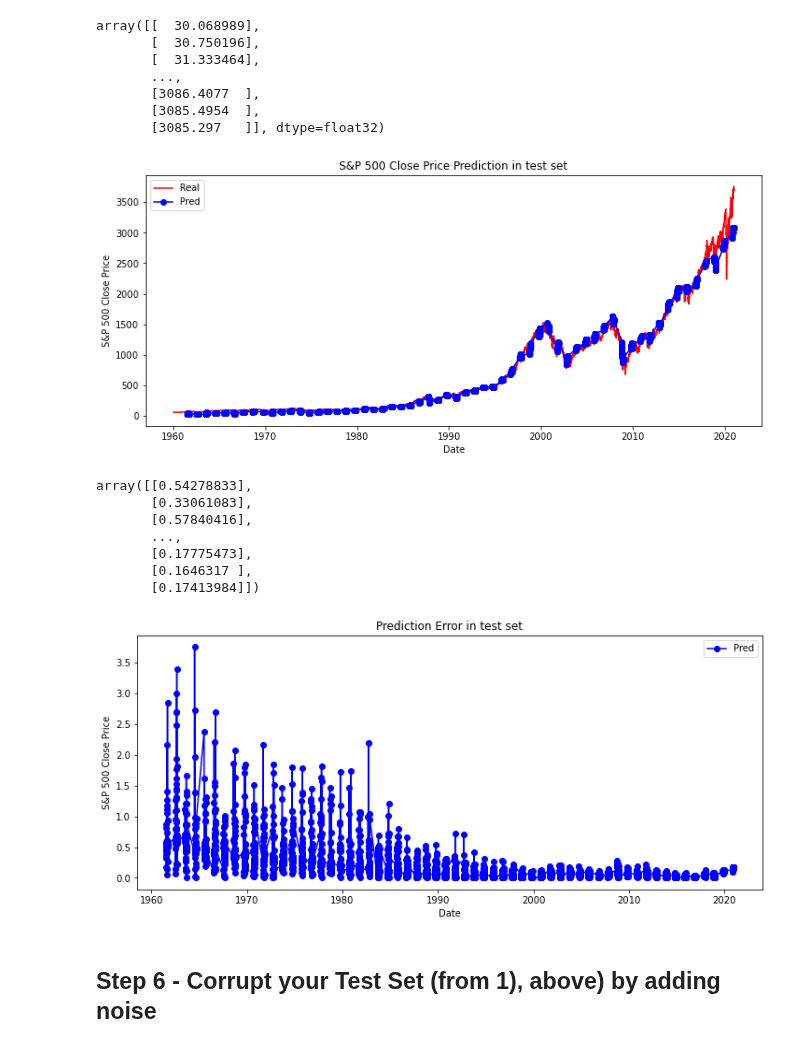
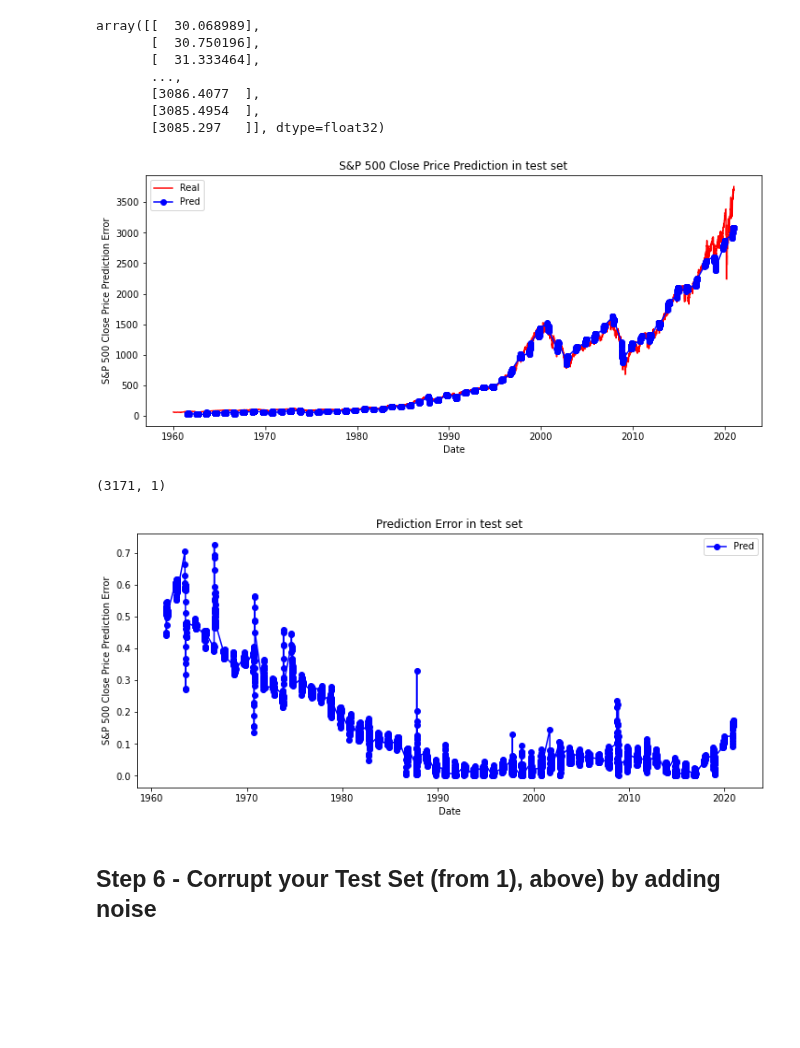
Before and after one commit to BazingaOo/CAP6615, a Jupyter notebook: HW3/Assignment3-updated.ipynb, the cells around one changed output. Cells and saved outputs as stored; diff of their text form; code cells hidden in the pictures; blank space fills up the shorter version.

Commit message:
Fix typo in error chart, fix the wrongly initialized error data in optimization part

```diff
--- a/HW3/Assignment3-updated.ipynb
+++ b/HW3/Assignment3-updated.ipynb
@@ -571,5 +565,34 @@ plt.show()
 # %% [markdown]
 ## Step 5 - Optimize your RNN performance to yield maximum achievable accuracy (e.g., minimum predicted_error) over the entire Training Set and Test Set.  Repeat Step 4 graphing operation to show this optimized result.
+# %%
+# number of timepoint and number of feature
+n_rows, n_cols = dataset_scaled.shape
+(n_rows,n_cols)
+# Creating a data structure with 180 timesteps and 4 output
+X_full = []
+y_full = []
+date_full = []
+for i in range( n_rows - window_size - output_size +1):
+    X_full.append(dataset_scaled[i:i+window_size, ])
+    y_full.append(dataset_scaled[i+window_size: i+window_size+output_size, 0])
+    date_full.append(date_data[i+window_size])
+
+X_full, y_full, date_full = np.array(X_full), np.array(y_full), np.array(date_full)
+y_full = np.reshape(y_full, (y_full.shape[0], 1, y_full.shape[1]))
+# %%
+X_train = []; y_train = []; date_train = []
+X_test = []; y_test = []; date_test = []
+for i in range(X_full.shape[0]):
+    if(i  %  253 >= 200):
+        X_test.append(X_full[i])
+        y_test.append(y_full[i])
+        date_test.append(date_full[i])
+    else:
+        X_train.append(X_full[i])
+        y_train.append(y_full[i])
+        date_train.append(date_full[i])
+X_train, y_train, date_train = np.array(X_train), np.array(y_train), np.array(date_train)
+X_test, y_test, date_test = np.array(X_test), np.array(y_test), np.array(date_test)
 # %%
 #decrease the number layer from 3 to 2 to avoid overfitting
 #iecrease hidden unit size from 16 to 32
@@ -654,34 +677,28 @@ plt.plot(date_test,
          predicted_price_test, color = 'blue', label = 'Pred', marker='o')
 plt.title('S&P 500 Close Price Prediction in test set')
 plt.xlabel('Date')
-plt.ylabel('S&P 500 Close Price')
+plt.ylabel('S&P 500 Close Price Prediction Error')
 plt.legend()
 plt.show()
 # %% [output]
-[figure, old version]
+[figure, new version]
 # %%
 out_temp = np.concatenate( (y_test[:, :, 0], y_test[:, :, 0], y_test[:, :, 0]), axis = 1)
 target_test = sc.inverse_transform(out_temp)[:, [0]]
 error = prediction_error(target_test, predicted_price_test)
-error
+error.shape
 # %% [output]
-array([[0.54278833],
-       [0.33061083],
-       [0.57840416],
-       ...,
-       [0.17775473],
-       [0.1646317 ],
-       [0.17413984]])
+(3171, 1)
 # %%
 plt.figure(1, figsize=(12, 5))
 plt.plot(date_test, error, color = 'blue', label = 'Pred', marker= 'o')
 plt.title('Prediction Error in test set')
 plt.xlabel('Date')
-plt.ylabel('S&P 500 Close Price')
+plt.ylabel('S&P 500 Close Price Prediction Error')
 plt.legend()
 plt.show()
 # %% [output]
-[figure, old version]
+[figure, new version]
 # %% [markdown]
 ## Step 6 -  Corrupt your Test Set (from 1), above) by adding noise
 # %%
```
Also changed, not shown: parts of 10 cells of this notebook.
